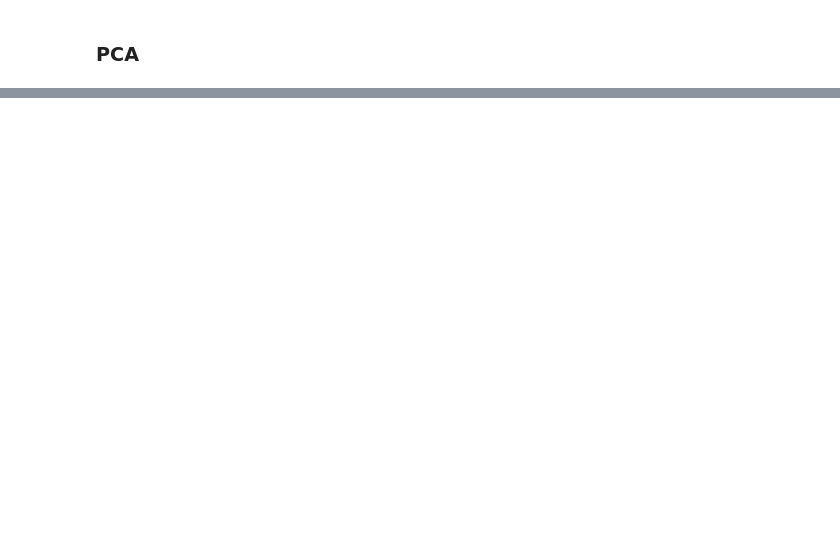
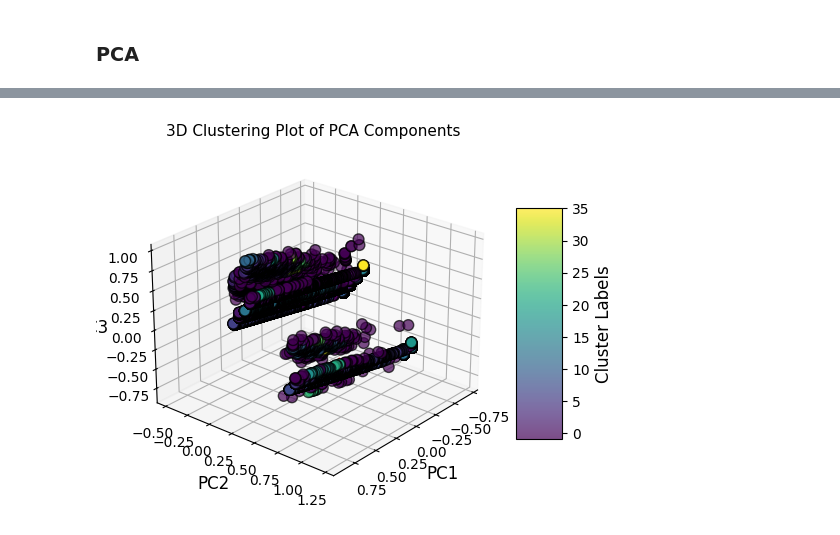
Before and after one commit to arina-sbz/games-cluster-analysis, a Jupyter notebook: games_analysis.ipynb, the cells around one changed output, grey strips where cells are left out. Saved outputs shown, nothing was run; the diff lists cells and outputs as text; code cells hidden in the pictures; blank space fills up the shorter version.

```diff
--- a/games_analysis.ipynb
+++ b/games_analysis.ipynb
@@ -593,0 +871,52 @@ plot_PCA(pca)
+# %%
+def plot_clustering_3D(components, cluster_labels, centroids):
+    fig = plt.figure(figsize=(10, 6))
+    ax = fig.add_subplot(111, projection="3d")
+
+    # Plot the PCA components with cluster labels
+    scatter = ax.scatter(
+        components[:, 0],
+        components[:, 1],
+        components[:, 2],
+        c=cluster_labels,
+        cmap="viridis",
+        s=60,
+        alpha=0.7,
+        edgecolors="k",
+    )
+
+    # Plot centroids
+    ax.scatter(
+        centroids[:, 0],
+        centroids[:, 1],
+        centroids[:, 2],
+        c="red",
+        s=200,
+        marker="X",
+        label="Centroids",
+    )
+
+    # Add color bar for cluster label colors
+    cbar = fig.colorbar(scatter, ax=ax, shrink=0.5, aspect=5)
+    cbar.set_label("Cluster Labels", fontsize=12)
+
+    # Set labels and title
+    ax.set_xlabel("PC1", fontsize=12)
+    ax.set_ylabel("PC2", fontsize=12)
+    ax.set_zlabel("PC3", fontsize=12)
+    ax.set_title("3D Clustering Plot of PCA Components", fontsize=11)
+
+    # Adjust viewing angle for better perspective
+    ax.view_init(elev=25, azim=40)  # Change angles as needed
+
+    plt.gcf().subplots_adjust(left=0.45)
+
+    # Show the plot
+    plt.show()
+
+
+# Assuming you have already performed PCA and clustering
+# Plot the PCA components along with clustering results in 3D
+plot_clustering_3D(pca, cluster_labels, centroids)
+# %% [output]
+[figure, added]
```
Also changed, not shown: parts of 36 cells of this notebook.
